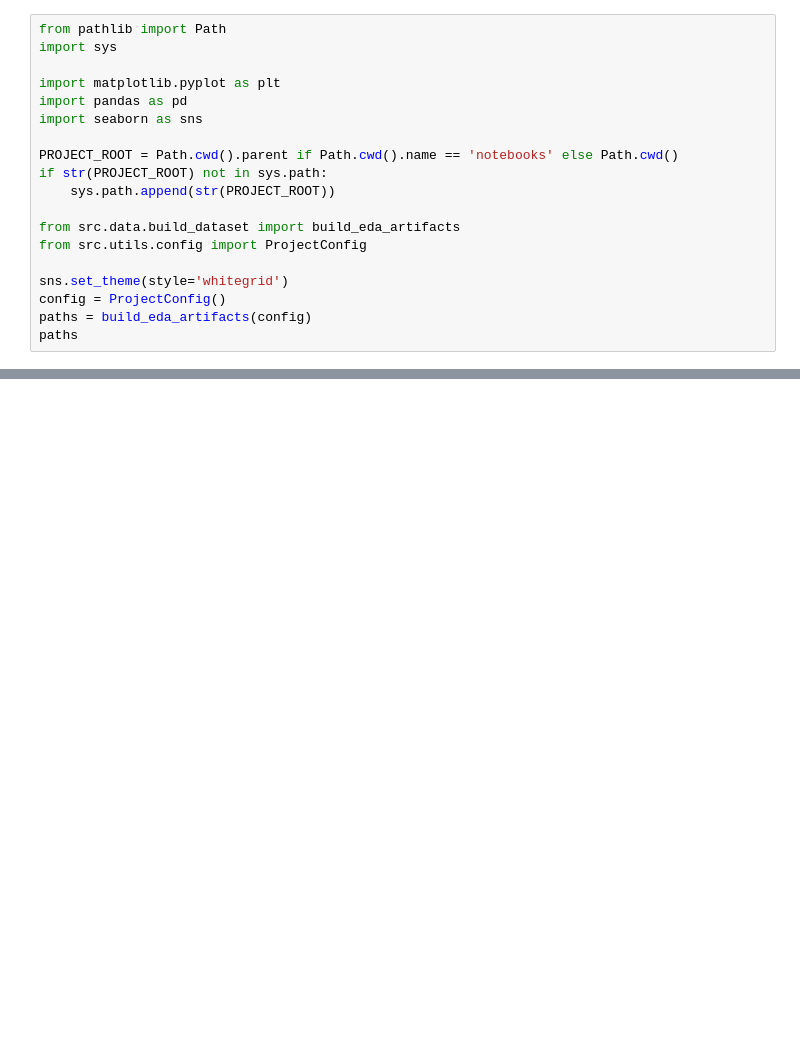
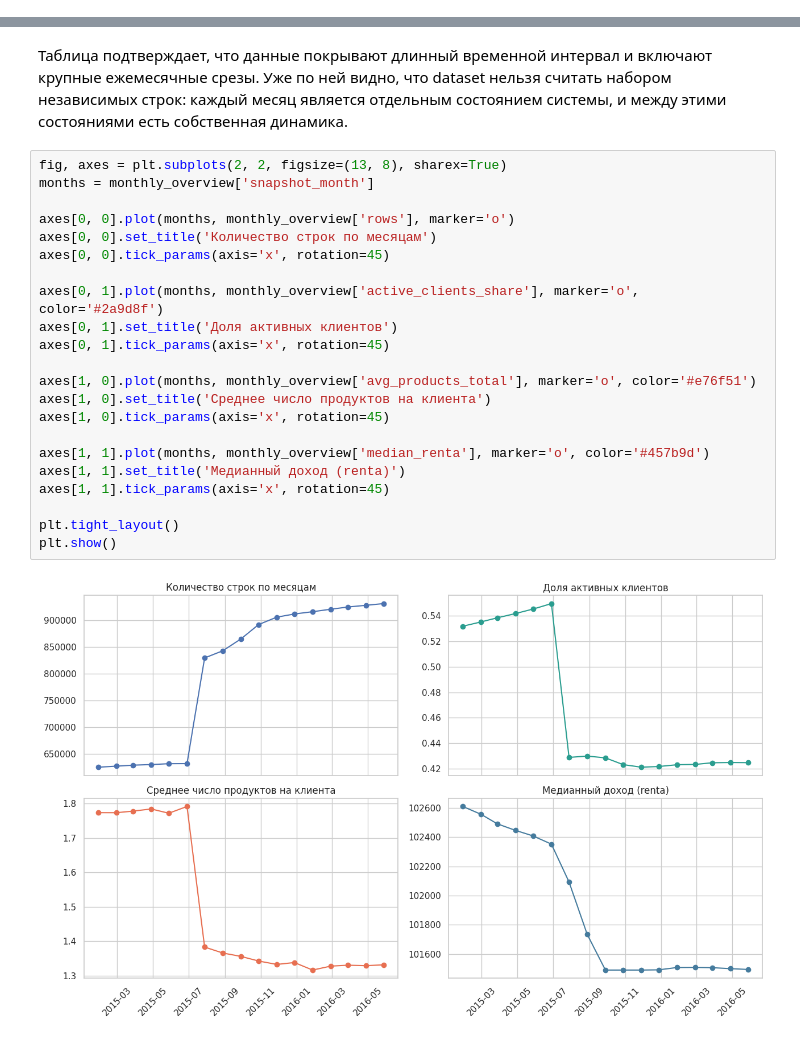
Before and after one commit to matevosovp/practicum-sem4-praktika1, a Jupyter notebook: notebooks/01_eda.ipynb, the cells around one changed output, grey strips where cells are left out. Cells and saved outputs as stored; diff of their text form; blank space fills up the shorter version.

```diff
--- a/notebooks/01_eda.ipynb
+++ b/notebooks/01_eda.ipynb
@@ -7,19 +0,0 @@
-# %%
-from pathlib import Path
-import sys
-
-import matplotlib.pyplot as plt
-import pandas as pd
-import seaborn as sns
-
-PROJECT_ROOT = Path.cwd().parent if Path.cwd().name == 'notebooks' else Path.cwd()
-if str(PROJECT_ROOT) not in sys.path:
-    sys.path.append(str(PROJECT_ROOT))
-
-from src.data.build_dataset import build_eda_artifacts
-from src.utils.config import ProjectConfig
-
-sns.set_theme(style='whitegrid')
-config = ProjectConfig()
-paths = build_eda_artifacts(config)
-paths
@@ -158,0 +122,26 @@ plt.tight_layout()
+# %% [markdown]
+Таблица подтверждает, что данные покрывают длинный временной интервал и включают крупные ежемесячные срезы. Уже по ней видно, что dataset нельзя считать набором независимых строк: каждый месяц является отдельным состоянием системы, и между этими состояниями есть собственная динамика.
+# %%
+fig, axes = plt.subplots(2, 2, figsize=(13, 8), sharex=True)
+months = monthly_overview['snapshot_month']
+
+axes[0, 0].plot(months, monthly_overview['rows'], marker='o')
+axes[0, 0].set_title('Количество строк по месяцам')
+axes[0, 0].tick_params(axis='x', rotation=45)
+
+axes[0, 1].plot(months, monthly_overview['active_clients_share'], marker='o', color='#2a9d8f')
+axes[0, 1].set_title('Доля активных клиентов')
+axes[0, 1].tick_params(axis='x', rotation=45)
+
+axes[1, 0].plot(months, monthly_overview['avg_products_total'], marker='o', color='#e76f51')
+axes[1, 0].set_title('Среднее число продуктов на клиента')
+axes[1, 0].tick_params(axis='x', rotation=45)
+
+axes[1, 1].plot(months, monthly_overview['median_renta'], marker='o', color='#457b9d')
+axes[1, 1].set_title('Медианный доход (renta)')
+axes[1, 1].tick_params(axis='x', rotation=45)
+
+plt.tight_layout()
+plt.show()
+# %% [output]
+[figure, added]
```
Also changed, not shown: parts of 58 cells of this notebook, 20 other files.
